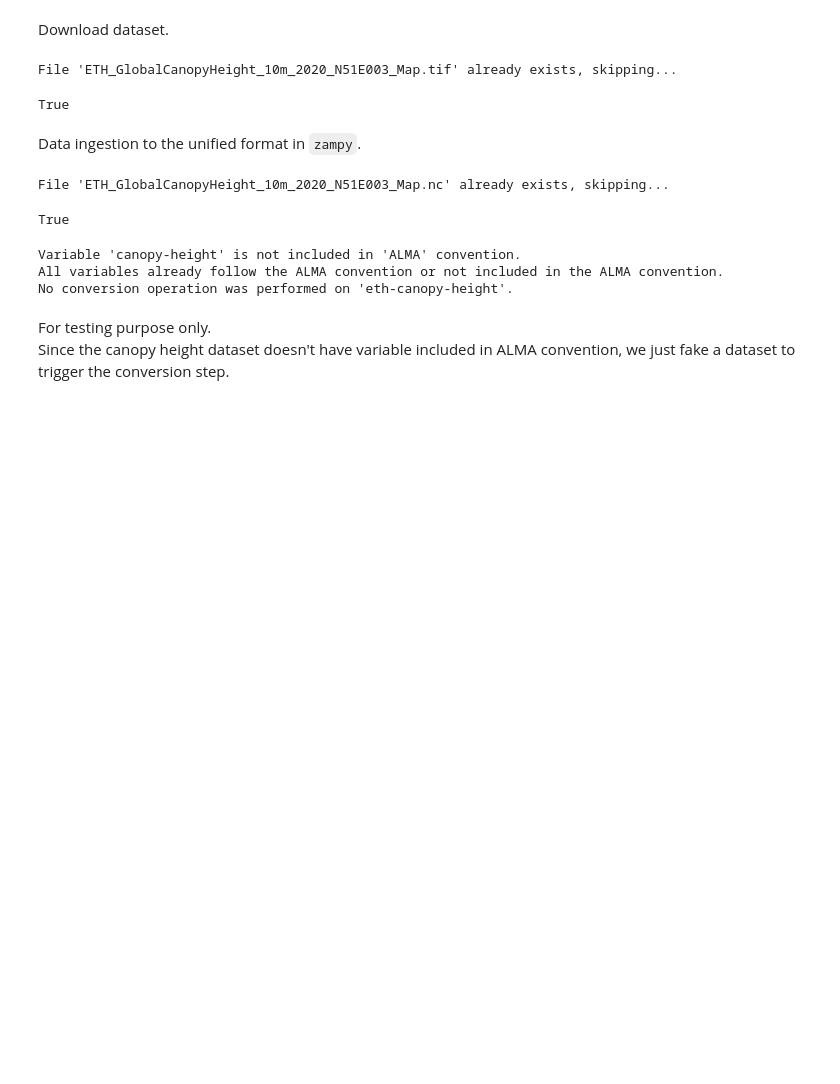
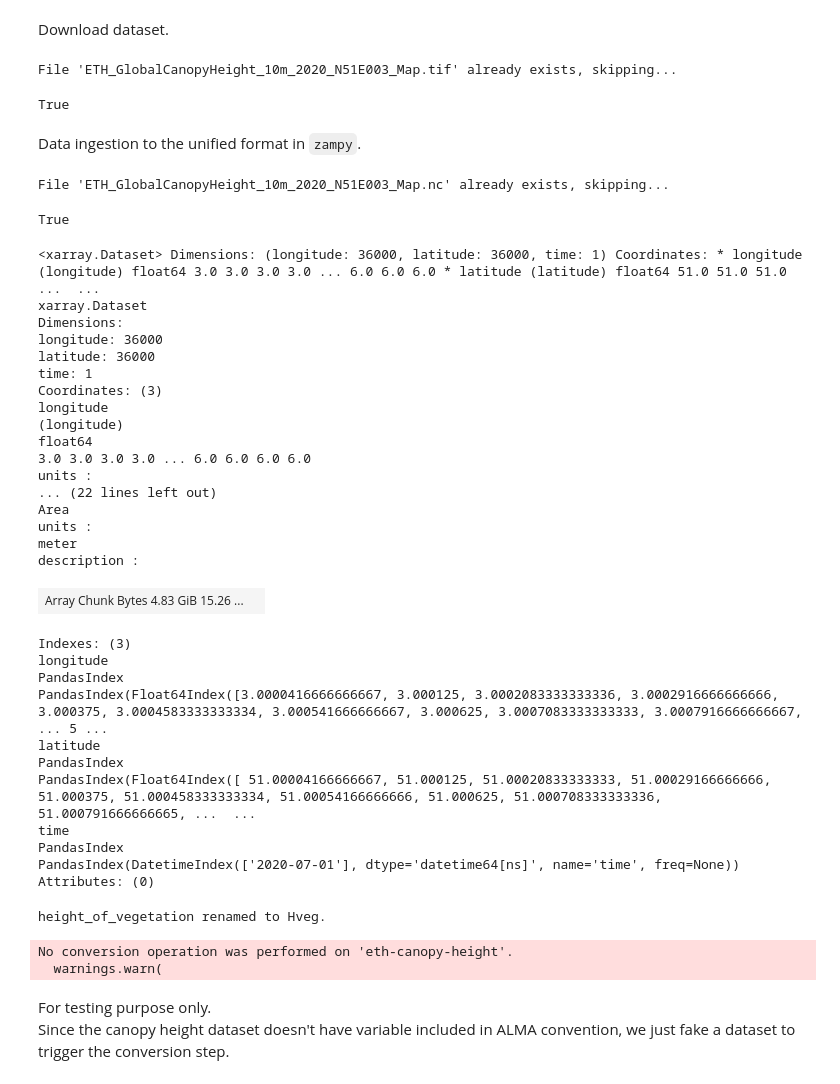
Before and after one commit to EcoExtreML/zampy, a Jupyter notebook: eth_dataset_demo.ipynb, the cells around one changed output. Cells and saved outputs as stored; diff of their text form; code cells hidden in the pictures; blank space fills up the shorter version.

Commit message:
update variable name

```diff
--- a/eth_dataset_demo.ipynb
+++ b/eth_dataset_demo.ipynb
@@ -39,16 +39,48 @@ ds = canopy_height_dataset.load(
     ingest_dir=ingest_dir,
     time_bounds=times,
     spatial_bounds=bbox_demo,
-    variable_names=["canopy-height"],
+    variable_names=["height_of_vegetation"],
 )
+# %%
+ds
+# %% [output]
+<xarray.Dataset> Dimensions: (longitude: 36000, latitude: 36000, time: 1) Coordinates: * longitude (longitude) float64 3.0 3.0 3.0 3.0 ... 6.0 6.0 6.0 * latitude (latitude) float64 51.0 51.0 51.0 ...  ...
+xarray.Dataset
+Dimensions:
+longitude: 36000
+latitude: 36000
+time: 1
+Coordinates: (3)
+longitude
+(longitude)
+float64
+3.0 3.0 3.0 3.0 ... 6.0 6.0 6.0 6.0
+units :
+... (22 lines left out)
+Area
+units :
+meter
+description :
+| Array Chunk Bytes 4.83 GiB 15.26 ... |  |
+Indexes: (3)
+longitude
+PandasIndex
+PandasIndex(Float64Index([3.0000416666666667, 3.000125, 3.0002083333333336, 3.0002916666666666, 3.000375, 3.0004583333333334, 3.000541666666667, 3.000625, 3.0007083333333333, 3.0007916666666667, ... 5 ...
+latitude
+PandasIndex
+PandasIndex(Float64Index([ 51.00004166666667, 51.000125, 51.00020833333333, 51.00029166666666, 51.000375, 51.000458333333334, 51.00054166666666, 51.000625, 51.000708333333336, 51.000791666666665, ...  ...
+time
+PandasIndex
+PandasIndex(DatetimeIndex(['2020-07-01'], dtype='datetime64[ns]', name='time', freq=None))
+Attributes: (0)
 # %%
 from zampy.datasets import converter
 
 ds_convert = converter.convert(ds, canopy_height_dataset, "ALMA")
 # %% [output]
-Variable 'canopy-height' is not included in 'ALMA' convention.
-All variables already follow the ALMA convention or not included in the ALMA convention.
-No conversion operation was performed on 'eth-canopy-height'.
+height_of_vegetation renamed to Hveg.
+No conversion operation was performed on 'eth-canopy-height'.
+  warnings.warn(
 # %% [markdown]
 For testing purpose only. <br>
 Since the canopy height dataset doesn't have variable included in ALMA convention, we just fake a dataset to trigger the conversion step.
```
Also changed, not shown: parts of 7 cells of this notebook, 4 other files.
